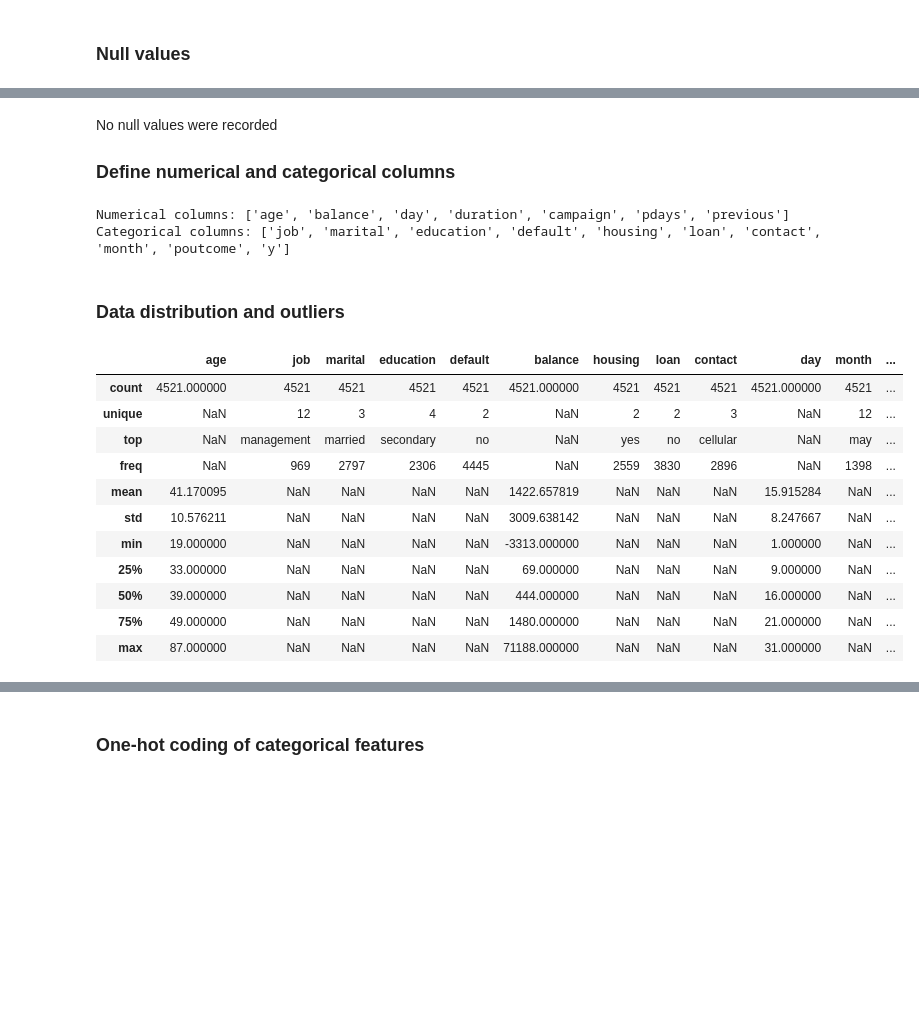
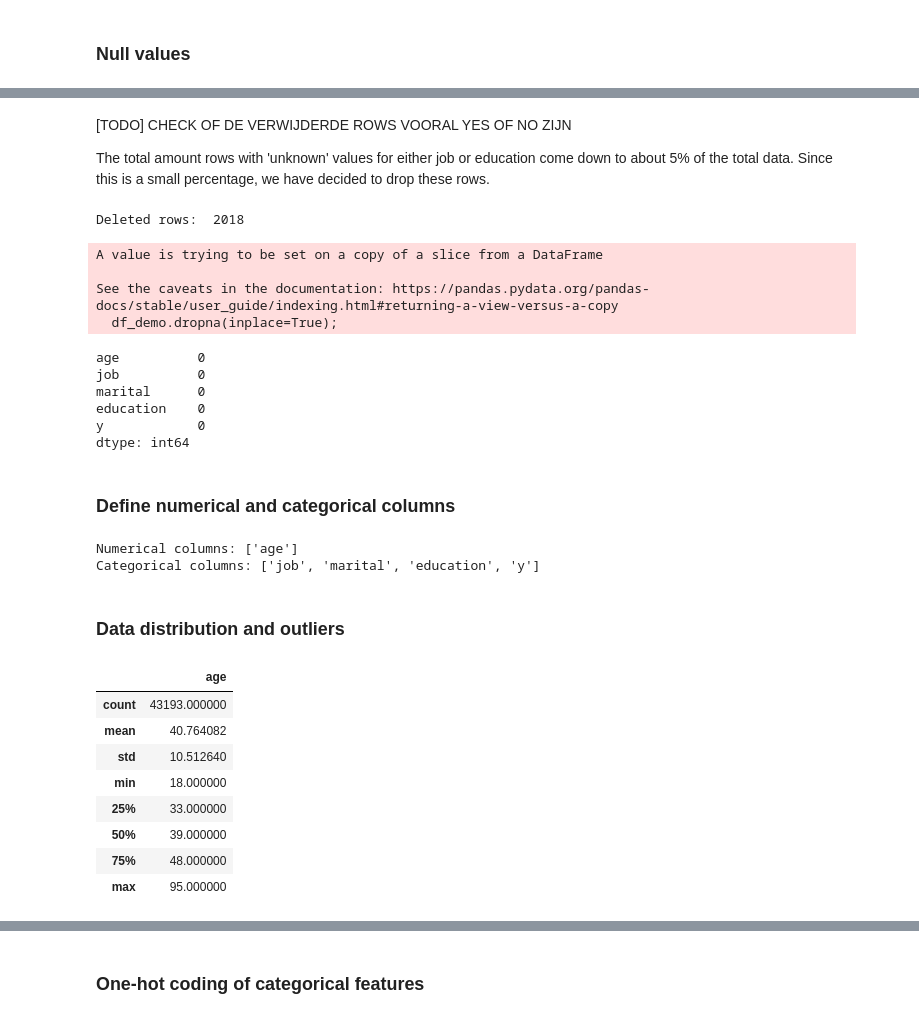
Before and after one commit to DSBE-Semester-A/DataMining, a Jupyter notebook: Assignment2/Assignment_2.ipynb, the cells around one changed output, grey strips where cells are left out. Drawn from its saved outputs; the diff is of its cells as text; code cells hidden in the pictures; blank space fills up the shorter version.

```diff
--- a/Assignment2/Assignment_2.ipynb
+++ b/Assignment2/Assignment_2.ipynb
@@ -54,3 +54,3 @@ Therefore, we will first filter out the columns that are not related to the clie
 # %%
-demographic_variables = ['age', 'job', 'marital', 'education'] #Dit lijken er weining, revisit RQ?
+demographic_variables = ['age', 'job', 'marital', 'education', 'y'] #Dit lijken er weining, revisit RQ?
 df_demo = df_bank_full[demographic_variables]
@@ -102,0 +96,4 @@ dtype: int64
+# %%
+#Check for values encoded with the 'unknown' label
+df_demo.replace('unknown', np.nan, inplace=True);
+df_demo.isnull().sum()
@@ -103,35 +111,56 @@ dtype: int64
+# %% [markdown]
+[TODO] CHECK OF DE VERWIJDERDE ROWS VOORAL YES OF NO ZIJN
+
+The total amount rows with 'unknown' values for either job or education come down to about 5% of the total data. Since this is a small percentage, we have decided to drop these rows.
+# %%
+#Drop rows with missing values
+pre = df_demo.shape[0]
+df_demo.dropna(inplace=True);
+post = df_demo.shape[0]
+
+print('Deleted rows: ', pre - post)
+df_demo.isnull().sum()
+# %% [output]
+Deleted rows:  2018
+A value is trying to be set on a copy of a slice from a DataFrame
+
+See the caveats in the documentation: https://pandas.pydata.org/pandas-docs/stable/user_guide/indexing.html#returning-a-view-versus-a-copy
+  df_demo.dropna(inplace=True);
+age          0
+job          0
+marital      0
+education    0
+y            0
+dtype: int64
 # %% [markdown]
-No null values were recorded
-
 ### Define numerical and categorical columns
 # %%
 # Extract numerical column names
-numerical_columns = df_bank.select_dtypes(include=['number']).columns.tolist()
+numerical_columns = df_demo.select_dtypes(include=['number']).columns.tolist()
 
 # Extract categorical column names
-categorical_columns = df_bank.select_dtypes(include=['object']).columns.tolist()
+categorical_columns = df_demo.select_dtypes(include=['object']).columns.tolist()
 
 print("Numerical columns:", numerical_columns)
 print("Categorical columns:", categorical_columns)
+
+categorical_columns.remove('y') #Remove the target variable
 # %% [output]
-Numerical columns: ['age', 'balance', 'day', 'duration', 'campaign', 'pdays', 'previous']
-Categorical columns: ['job', 'marital', 'education', 'default', 'housing', 'loan', 'contact', 'month', 'poutcome', 'y']
+Numerical columns: ['age']
+Categorical columns: ['job', 'marital', 'education', 'y']
 # %% [markdown]
 ### Data distribution and outliers
 # %%
 #show summary statistics for (numerical) data
-df_bank.describe(include='all')
+df_demo[numerical_columns].describe(include='all')
 # %% [output]
-|  | age | job | marital | education | default | balance | housing | loan | contact | day | month | ... |
-| count | 4521.000000 | 4521 | 4521 | 4521 | 4521 | 4521.000000 | 4521 | 4521 | 4521 | 4521.000000 | 4521 | ... |
-| unique | NaN | 12 | 3 | 4 | 2 | NaN | 2 | 2 | 3 | NaN | 12 | ... |
-| top | NaN | management | married | secondary | no | NaN | yes | no | cellular | NaN | may | ... |
-| freq | NaN | 969 | 2797 | 2306 | 4445 | NaN | 2559 | 3830 | 2896 | NaN | 1398 | ... |
-| mean | 41.170095 | NaN | NaN | NaN | NaN | 1422.657819 | NaN | NaN | NaN | 15.915284 | NaN | ... |
-| std | 10.576211 | NaN | NaN | NaN | NaN | 3009.638142 | NaN | NaN | NaN | 8.247667 | NaN | ... |
-| min | 19.000000 | NaN | NaN | NaN | NaN | -3313.000000 | NaN | NaN | NaN | 1.000000 | NaN | ... |
-| 25% | 33.000000 | NaN | NaN | NaN | NaN | 69.000000 | NaN | NaN | NaN | 9.000000 | NaN | ... |
-| 50% | 39.000000 | NaN | NaN | NaN | NaN | 444.000000 | NaN | NaN | NaN | 16.000000 | NaN | ... |
-| 75% | 49.000000 | NaN | NaN | NaN | NaN | 1480.000000 | NaN | NaN | NaN | 21.000000 | NaN | ... |
-| max | 87.000000 | NaN | NaN | NaN | NaN | 71188.000000 | NaN | NaN | NaN | 31.000000 | NaN | ... |
+|  | age |
+| count | 43193.000000 |
+| mean | 40.764082 |
+| std | 10.512640 |
+| min | 18.000000 |
+| 25% | 33.000000 |
+| 50% | 39.000000 |
+| 75% | 48.000000 |
+| max | 95.000000 |
 # %% [markdown]
```
Also changed, not shown: parts of 47 cells of this notebook.
